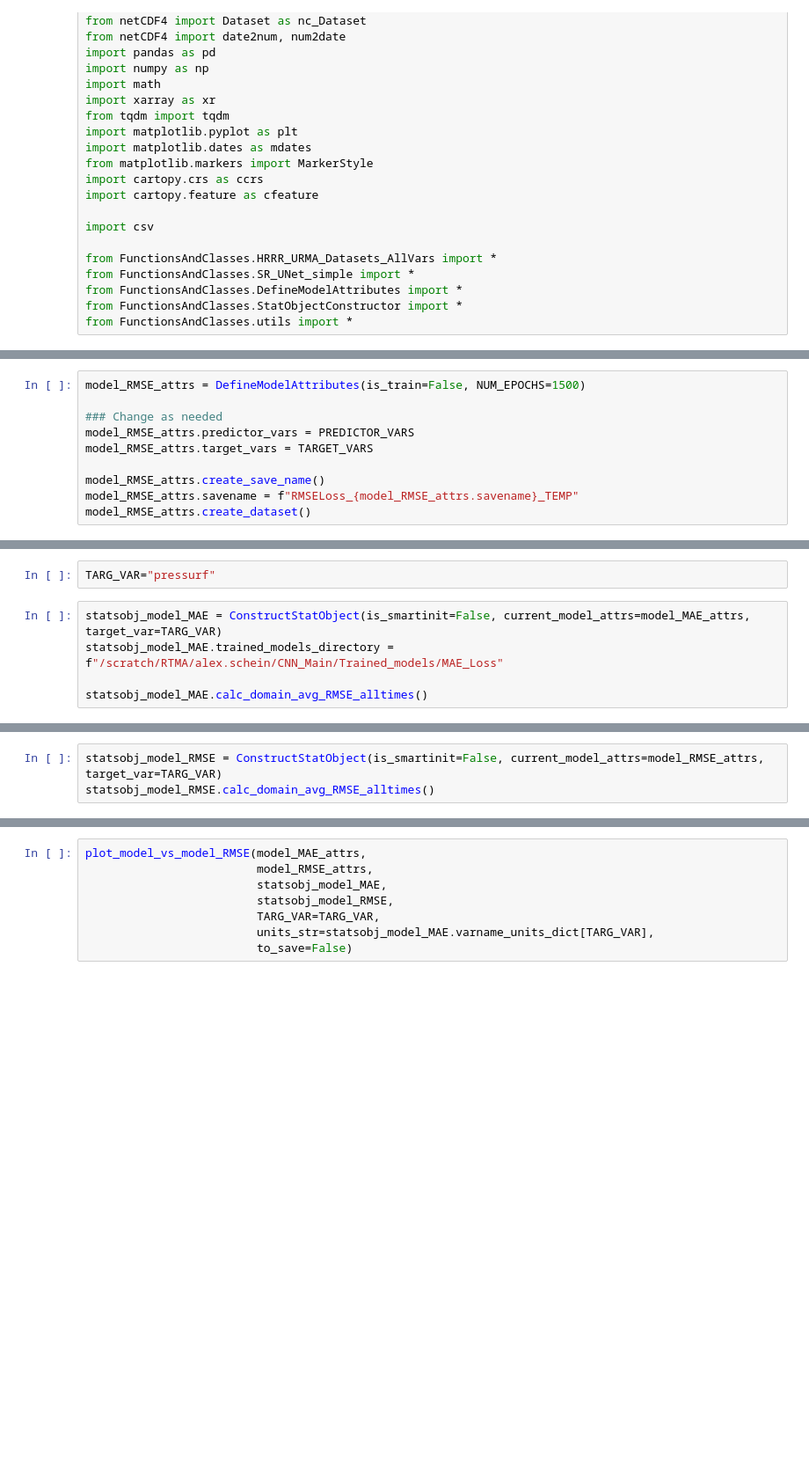
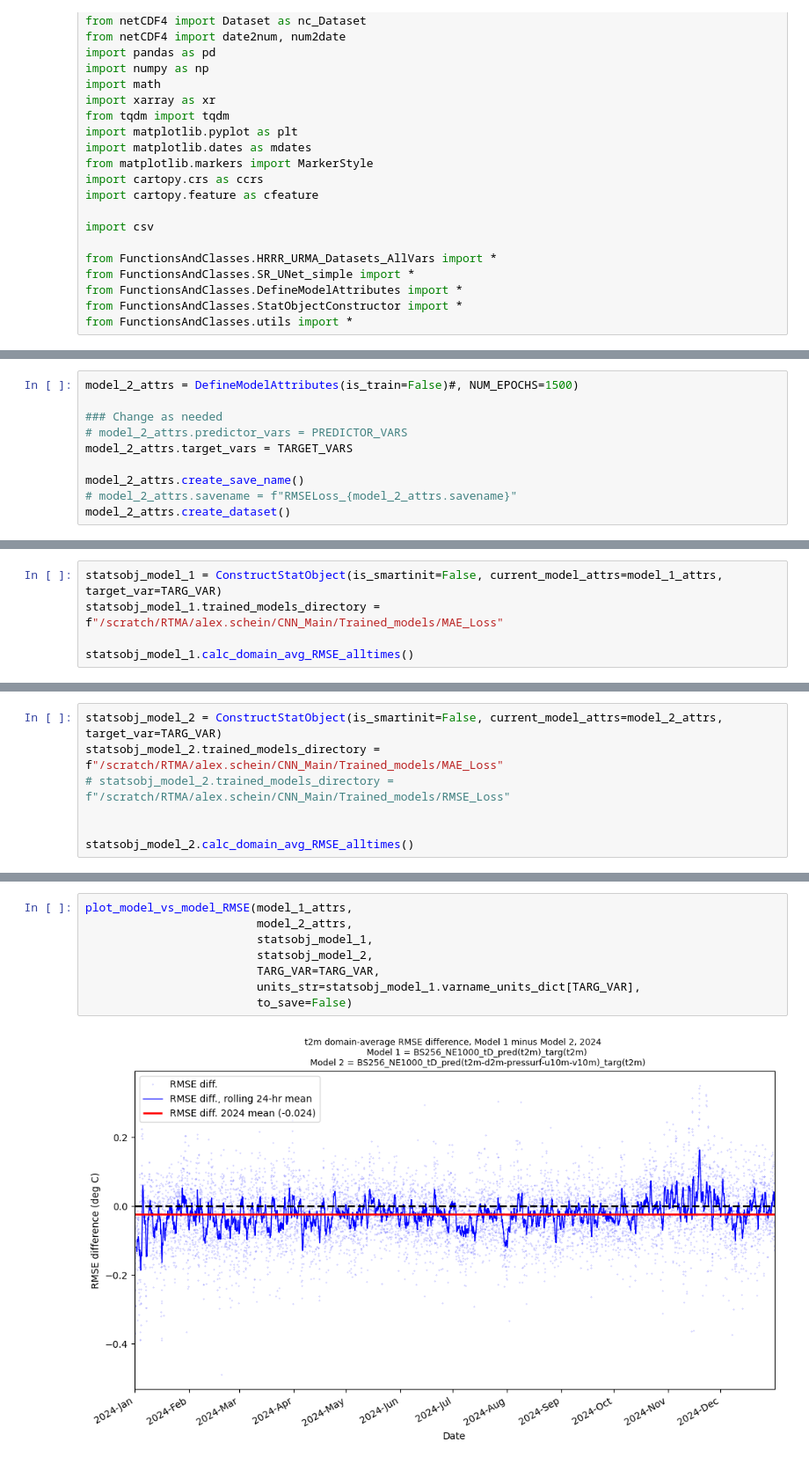
Before and after one commit to alex-schein-NOAA/HRRRtoURMA_UNet, a Jupyter notebook: CNN_Main/UNet_versus_UNet_RMSE_plotting.ipynb, the cells around one changed output, grey strips where cells are left out. Shown at 88% size. Drawn from its saved outputs; the diff is of its cells as text; blank space fills up the shorter version.

```diff
--- a/CNN_Main/UNet_versus_UNet_RMSE_plotting.ipynb
+++ b/CNN_Main/UNet_versus_UNet_RMSE_plotting.ipynb
@@ -46,10 +59,10 @@ model_MAE_attrs.create_dataset()
 # %%
-model_RMSE_attrs = DefineModelAttributes(is_train=False, NUM_EPOCHS=1500)
+model_2_attrs = DefineModelAttributes(is_train=False)#, NUM_EPOCHS=1500)
 
 ### Change as needed
-model_RMSE_attrs.predictor_vars = PREDICTOR_VARS
-model_RMSE_attrs.target_vars = TARGET_VARS
+# model_2_attrs.predictor_vars = PREDICTOR_VARS
+model_2_attrs.target_vars = TARGET_VARS
 
-model_RMSE_attrs.create_save_name()
-model_RMSE_attrs.savename = f"RMSELoss_{model_RMSE_attrs.savename}_TEMP"
-model_RMSE_attrs.create_dataset()
+model_2_attrs.create_save_name()
+# model_2_attrs.savename = f"RMSELoss_{model_2_attrs.savename}"
+model_2_attrs.create_dataset()
@@ -56,7 +87,5 @@ model_RMSE_attrs.create_dataset()
-# %%
-TARG_VAR="pressurf"
 # %%
-statsobj_model_MAE = ConstructStatObject(is_smartinit=False, current_model_attrs=model_MAE_attrs, target_var=TARG_VAR)
-statsobj_model_MAE.trained_models_directory = f"/scratch/RTMA/alex.schein/CNN_Main/Trained_models/MAE_Loss"
+statsobj_model_1 = ConstructStatObject(is_smartinit=False, current_model_attrs=model_1_attrs, target_var=TARG_VAR)
+statsobj_model_1.trained_models_directory = f"/scratch/RTMA/alex.schein/CNN_Main/Trained_models/MAE_Loss"
 
-statsobj_model_MAE.calc_domain_avg_RMSE_alltimes()
+statsobj_model_1.calc_domain_avg_RMSE_alltimes()
@@ -63,3 +110,7 @@ statsobj_model_MAE.calc_domain_avg_RMSE_alltimes()
 # %%
-statsobj_model_RMSE = ConstructStatObject(is_smartinit=False, current_model_attrs=model_RMSE_attrs, target_var=TARG_VAR)
-statsobj_model_RMSE.calc_domain_avg_RMSE_alltimes()
+statsobj_model_2 = ConstructStatObject(is_smartinit=False, current_model_attrs=model_2_attrs, target_var=TARG_VAR)
+statsobj_model_2.trained_models_directory = f"/scratch/RTMA/alex.schein/CNN_Main/Trained_models/MAE_Loss"
+# statsobj_model_2.trained_models_directory = f"/scratch/RTMA/alex.schein/CNN_Main/Trained_models/RMSE_Loss"
+
+
+statsobj_model_2.calc_domain_avg_RMSE_alltimes()
@@ -69,9 +141,11 @@ statsobj_smartinit.calc_domain_avg_RMSE_alltimes()
 # %%
-plot_model_vs_model_RMSE(model_MAE_attrs,
-                         model_RMSE_attrs,
-                         statsobj_model_MAE,
-                         statsobj_model_RMSE,
+plot_model_vs_model_RMSE(model_1_attrs,
+                         model_2_attrs,
+                         statsobj_model_1,
+                         statsobj_model_2,
                          TARG_VAR=TARG_VAR,
-                         units_str=statsobj_model_MAE.varname_units_dict[TARG_VAR],
+                         units_str=statsobj_model_1.varname_units_dict[TARG_VAR],
                          to_save=False)
+# %% [output]
+[figure, added]
 # %%
```
Also changed, not shown: parts of 8 cells of this notebook, 20 other files.
